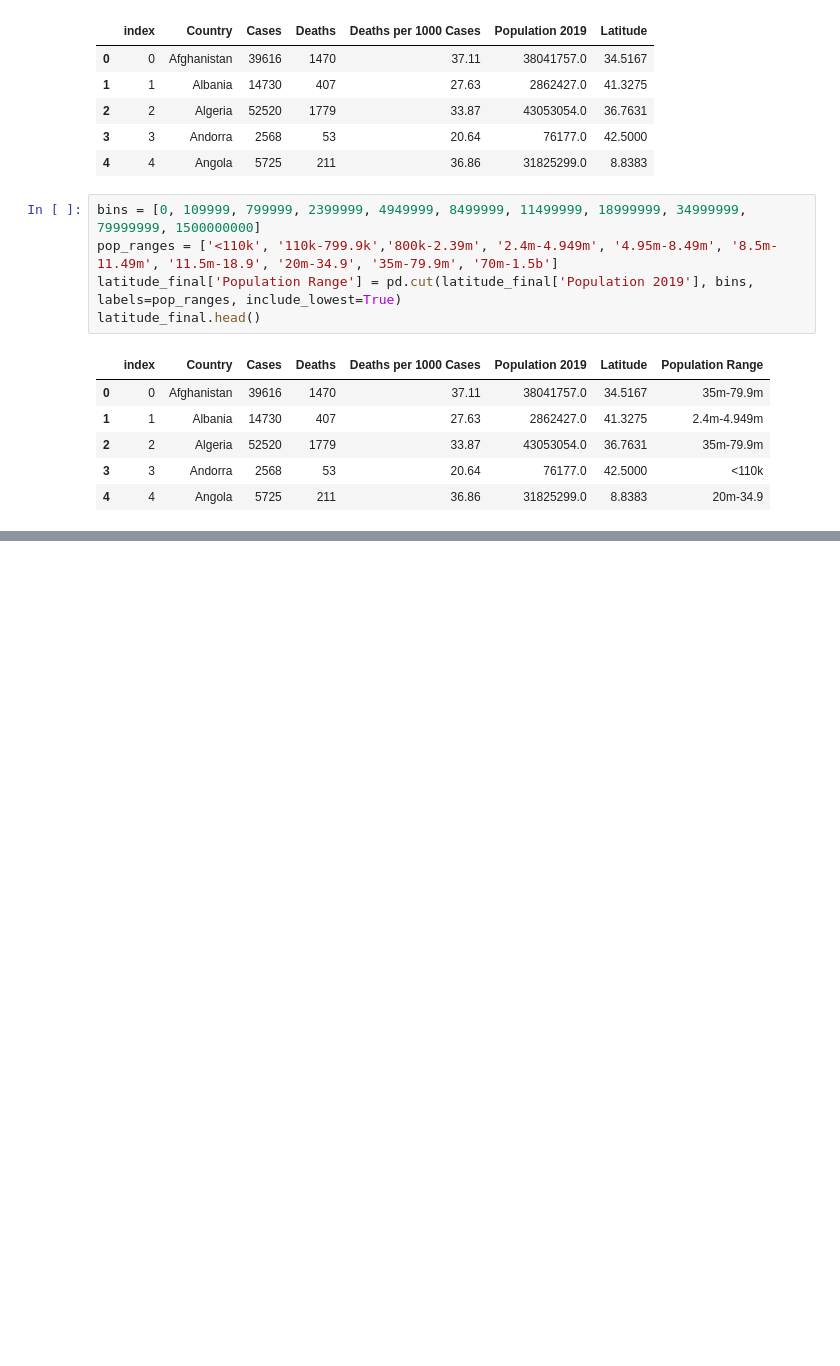
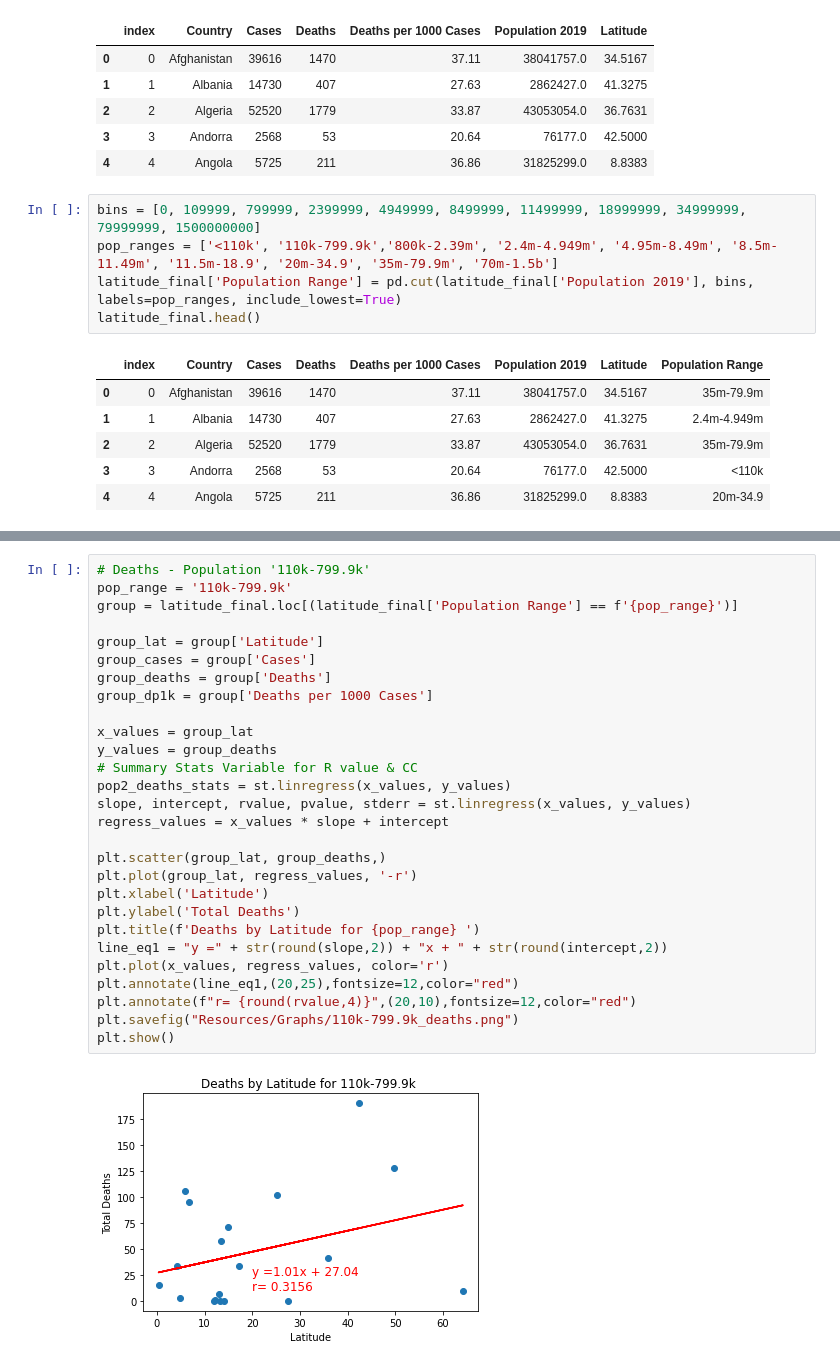
Before and after one commit to AustinRCole/COVID_Lat_GDP_analysis, a Jupyter notebook: Question_Two_Analysis.ipynb, the cells around one changed output, grey strips where cells are left out. Saved outputs shown, nothing was run; the diff lists cells and outputs as text; blank space fills up the shorter version.

```diff
--- a/Question_Two_Analysis.ipynb
+++ b/Question_Two_Analysis.ipynb
@@ -178,0 +237,30 @@ plt.show()
+# %%
+# Deaths - Population '110k-799.9k'
+pop_range = '110k-799.9k'
+group = latitude_final.loc[(latitude_final['Population Range'] == f'{pop_range}')]
+
+group_lat = group['Latitude']
+group_cases = group['Cases']
+group_deaths = group['Deaths']
+group_dp1k = group['Deaths per 1000 Cases']
+
+x_values = group_lat
+y_values = group_deaths
+# Summary Stats Variable for R value & CC
+pop2_deaths_stats = st.linregress(x_values, y_values)
+slope, intercept, rvalue, pvalue, stderr = st.linregress(x_values, y_values)
+regress_values = x_values * slope + intercept
+
+plt.scatter(group_lat, group_deaths,)
+plt.plot(group_lat, regress_values, '-r')
+plt.xlabel('Latitude')
+plt.ylabel('Total Deaths')
+plt.title(f'Deaths by Latitude for {pop_range} ')
+line_eq1 = "y =" + str(round(slope,2)) + "x + " + str(round(intercept,2))
+plt.plot(x_values, regress_values, color='r')
+plt.annotate(line_eq1,(20,25),fontsize=12,color="red")
+plt.annotate(f"r= {round(rvalue,4)}",(20,10),fontsize=12,color="red")
+plt.savefig("Resources/Graphs/110k-799.9k_deaths.png")
+plt.show()
+# %% [output]
+[figure, added]
```
Also changed, not shown: parts of 22 cells of this notebook, 20 other files.
